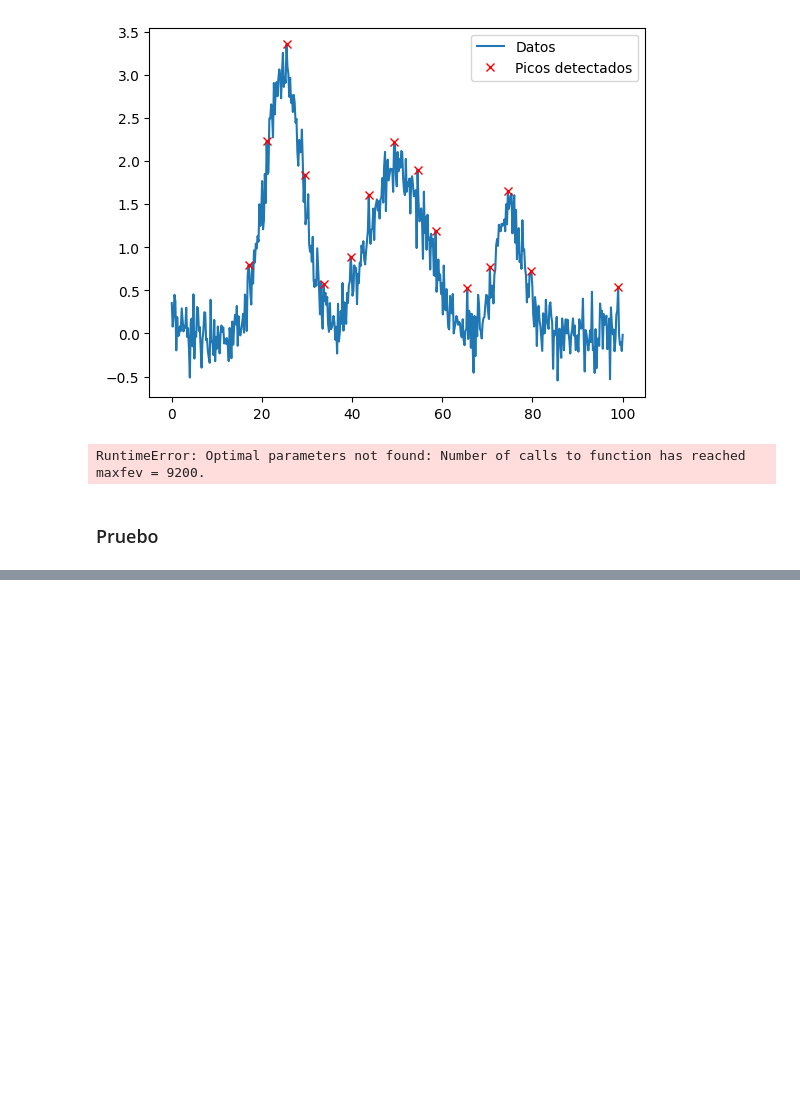
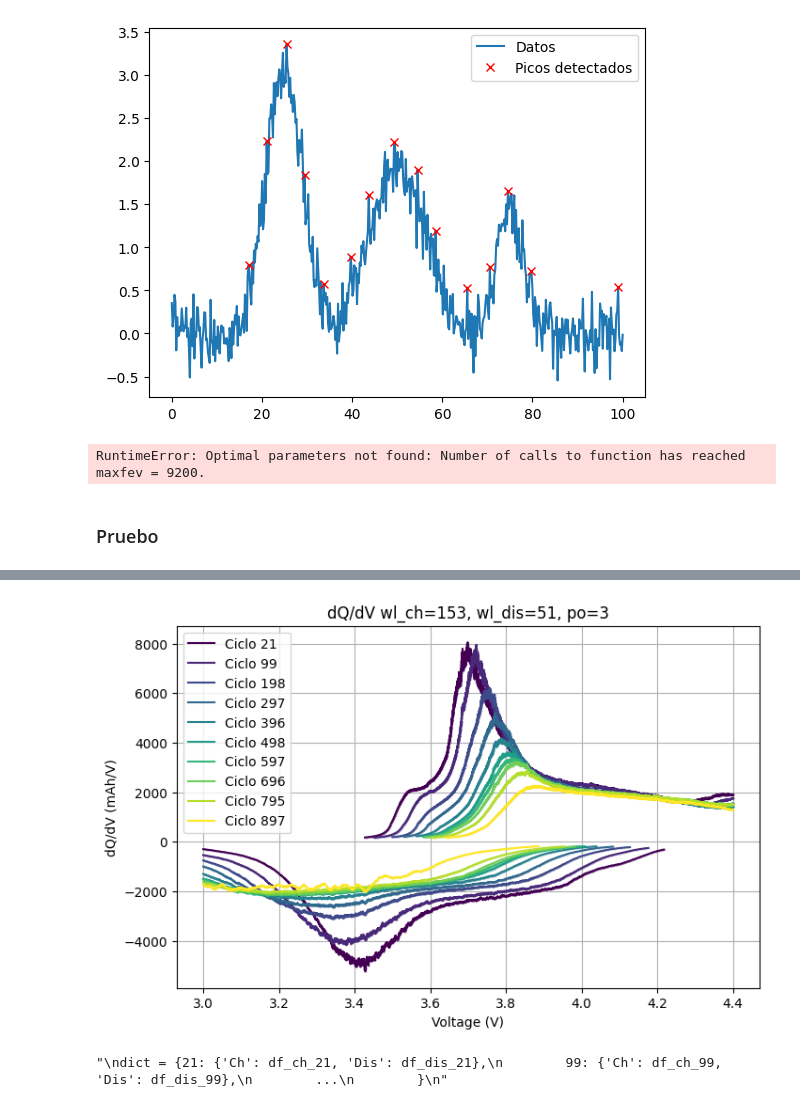
Before and after one commit to majodomenech/proc-icdv, a Jupyter notebook: prueba-gauss.ipynb, the cells around one changed output, grey strips where cells are left out. Drawn from its saved outputs; the diff is of its cells as text; code cells hidden in the pictures; blank space fills up the shorter version.

Commit message:
ajuste sobre mi señal de verdad

```diff
--- a/prueba-gauss.ipynb
+++ b/prueba-gauss.ipynb
@@ -101,0 +102,69 @@ plt.show()
+# %%
+from pathlib import Path
+import numpy as np
+import json
+import pandas as pd
+import matplotlib.pyplot as plt
+import matplotlib.cm as cm
+import matplotlib.colors as mcolors
+from scipy.signal import savgol_filter
+import func_deriv as func_deriv
+import func_plots as func_plots
+
+# %% ------- Cargar ciclos ------------------------------------------------------------
+input_folder = Path('/home/mariajose/proc-icdv/tmp')
+nombre_archivo = "NMC-20"
+output_folder = Path('/home/mariajose/proc-icdv/output')
+output_folder.mkdir(parents=True, exist_ok=True)  # Create output directory if it doesn't exist
+
+with open(input_folder / f'{nombre_archivo}.json') as f_json:
+    raw_dict = json.load(f_json)
+
+dict_ciclos_sep = {
+    int(ciclo): {
+        etapa: pd.DataFrame(data) for etapa, data in etapas.items()
+    }
+    for ciclo, etapas in raw_dict.items()
+}
+
+indices_ciclos = list(dict_ciclos_sep.keys())
+
+# %% ------- Elegir ciclos ------------------------------------------------------------
+
+# Elijo en todo el rango, equiespaciados
+N_ciclos = 10  # Número de ciclos a tomar, si no se especifica, toma todos los del archivo
+indices_ciclos_ = indices_ciclos[:-1] # Quito el último
+indices_ciclos_array = np.array(indices_ciclos_)
+ciclos_disponibles = sorted(dict_ciclos_sep.keys())
+ciclos_seleccionados = indices_ciclos_array[np.linspace(0, len(indices_ciclos_array)-1, N_ciclos, dtype=int)]
+#print("Ciclos seleccionados:", ciclos_seleccionados)
+#print(f"son {len(ciclos_seleccionados)} ciclos")
+
+# Elecciones manuales
+#ciclos_reducidos = [3, 21, 78, 153, 228, 303, 378, 453, 528, 603, 678, 753, 828]
+#ciclos_seleccionados = [2, 99, 192, 300, 414, 504, 600, 702, 801, 897]
+ciclos_seleccionados = [2, 21, 99, 198, 297, 396, 498, 597, 696, 795, 897]
+ciclos_seleccionados = [21, 99, 198, 297, 396, 498, 597, 696, 795, 897]
+
+# %% ------- Ajustar picos ------------------------------------------------------------
+
+# Primero trunco datos
+    # charge (wl = 153, truncar los n=30 puntos iniciales)
+    # discharge (wl = 51 = 153 / 3, truncar los n=10=30/3 puntos finales)
+
+dict = func_deriv.truncar_señal(ciclos_seleccionados, dict_ciclos_sep)
+
+dict =  func_deriv.plot_dqdv(ciclos_seleccionados, dict)
+
+'''
+dict = {21: {'Ch': df_ch_21, 'Dis': df_dis_21},
+        99: {'Ch': df_ch_99, 'Dis': df_dis_99},
+        ...
+        }
+'''
+# Exportar a csv para trabajar en Origin
+#dict[21]['Ch'].to_csv(output_folder / 'df_ch_21.csv', index=False)
+#dict[21]['Dis'].to_csv(output_folder / 'df_dis_21.csv', index=False)
+# %% [output]
+[figure, added]
+"\ndict = {21: {'Ch': df_ch_21, 'Dis': df_dis_21},\n        99: {'Ch': df_ch_99, 'Dis': df_dis_99},\n        ...\n        }\n"
```
Also changed, not shown: parts of 3 cells of this notebook, 1 other file.
